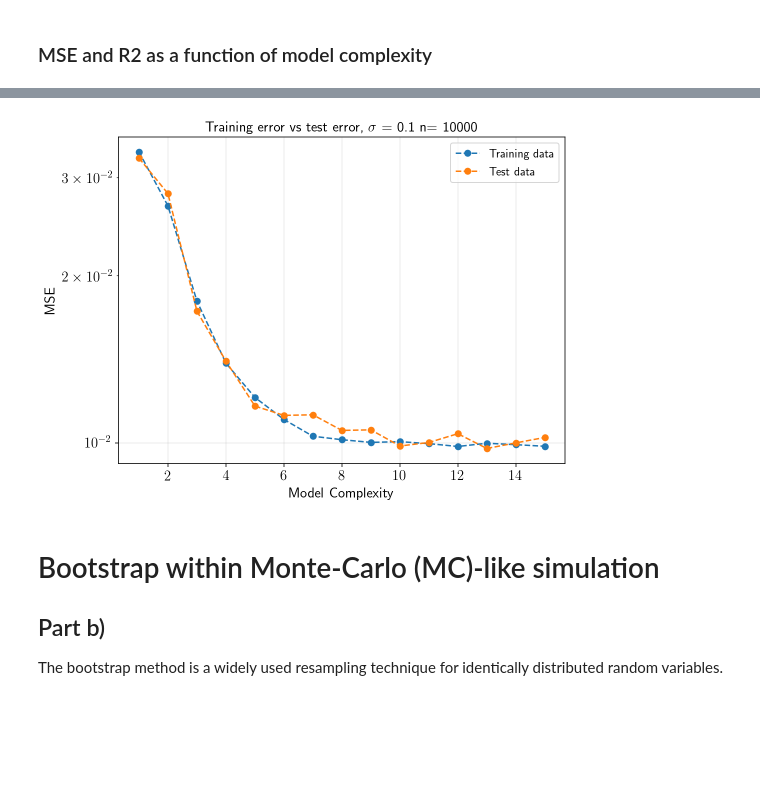
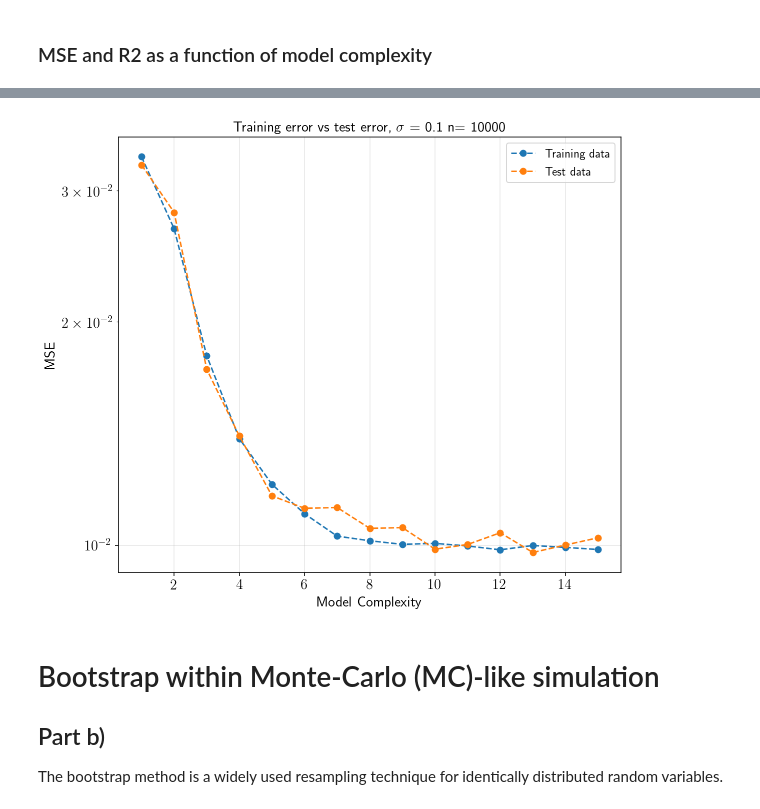
Before and after one commit to erikasan/fys-stk, a Jupyter notebook: project1/fysstk_p1_with_mylearn_oda.ipynb, the cells around one changed output, grey strips where cells are left out. Saved outputs shown, nothing was run; the diff lists cells and outputs as text; code cells hidden in the pictures; blank space fills up the shorter version.

Commit message:
Update figure 2 and 4

```diff
--- a/project1/fysstk_p1_with_mylearn_oda.ipynb
+++ b/project1/fysstk_p1_with_mylearn_oda.ipynb
@@ -177,35 +245,35 @@ for i, deg in enumerate(tqdm(degrees)):
     z_train_scaled, z_test_scaled = normalize_target(z_train, z_test)
 
     # Create linear regression object
     ols_linreg = LinearRegression(fit_intercept=True)
 
     # Train the model using the (scaled) training sets
     ols_linreg.fit(X_train_scaled, z_train_scaled)
     z_fit = ols_linreg.predict(X_train_scaled)
 
     # Make predictions using the test set
     z_pred = ols_linreg.predict(X_test_scaled)
 
     # Statistical metrics
     mse["train"][i] = ols_linreg.mse(X_train_scaled, z_train_scaled)
     mse["test"][i] = ols_linreg.mse(X_test_scaled, z_test_scaled)
     r2["train"][i] = ols_linreg.r2(X_train_scaled, z_train_scaled)
     r2["test"][i] = ols_linreg.r2(X_test_scaled, z_test_scaled)
 
 
-fig = plt.figure(figsize=(8,6))
+fig = plt.figure(figsize=(9,8))
 plt.plot(degrees, mse["train"], "o--", label="Training data")
 plt.plot(degrees, mse["test"], "o--", label="Test data")
 plt.xlabel("Model Complexity")
 plt.ylabel("MSE")
 plt.grid(alpha=0.3)
 plt.legend()
 plt.yscale('log')
 plt.title(r'Training error vs test error, $\sigma$ = %g n= %g' % (sigma, len(x)))
 plt.show()
 fig.savefig(fig_path("MSE_forced_overfit_highn.pdf"), dpi=300, transparent=True)
 # %% [output]
-[figure, old version]
+[figure, new version]
 # %% [markdown]
 # Bootstrap within Monte-Carlo (MC)-like simulation
 
```
Also changed, not shown: parts of 3 cells of this notebook, 4 other files.
